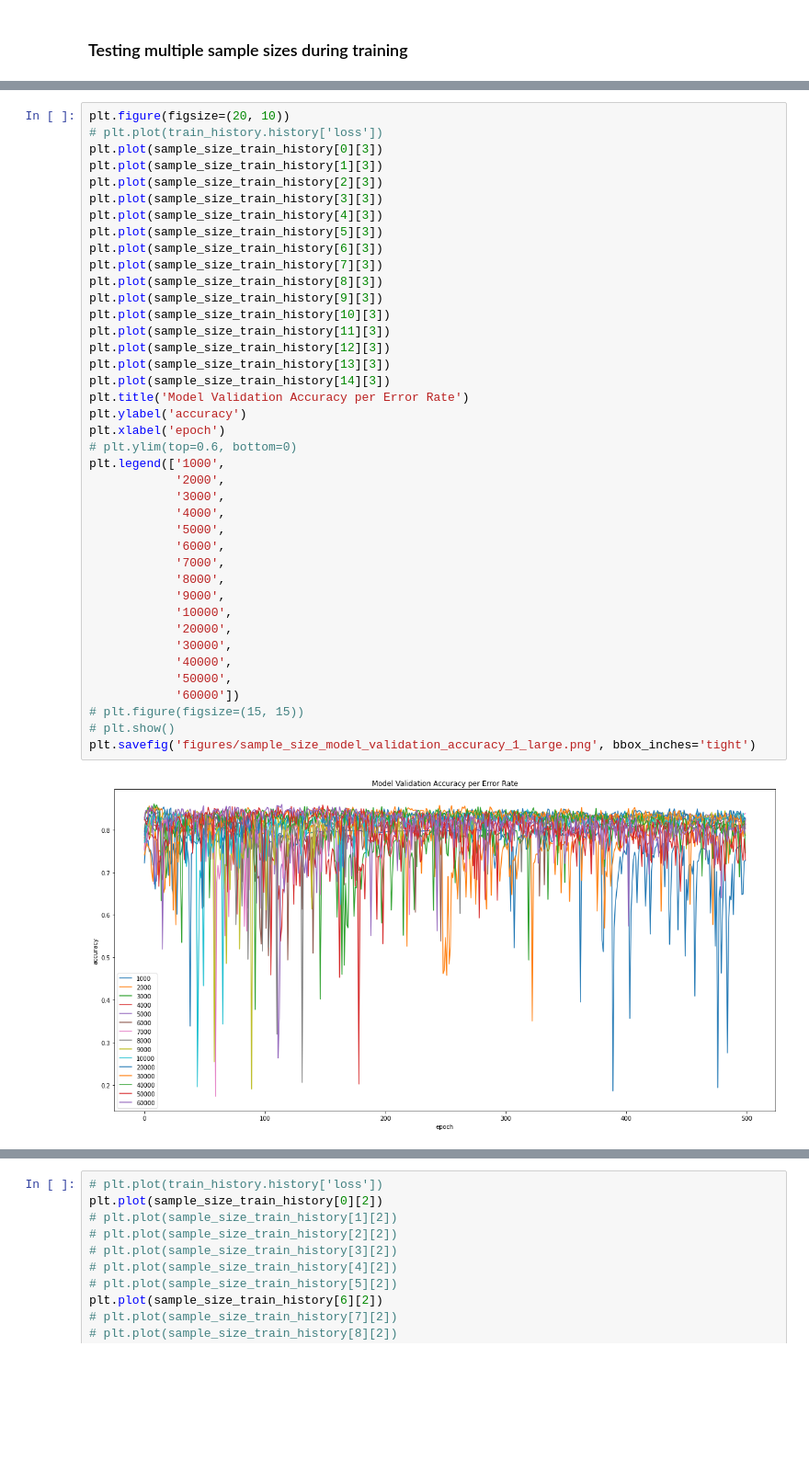
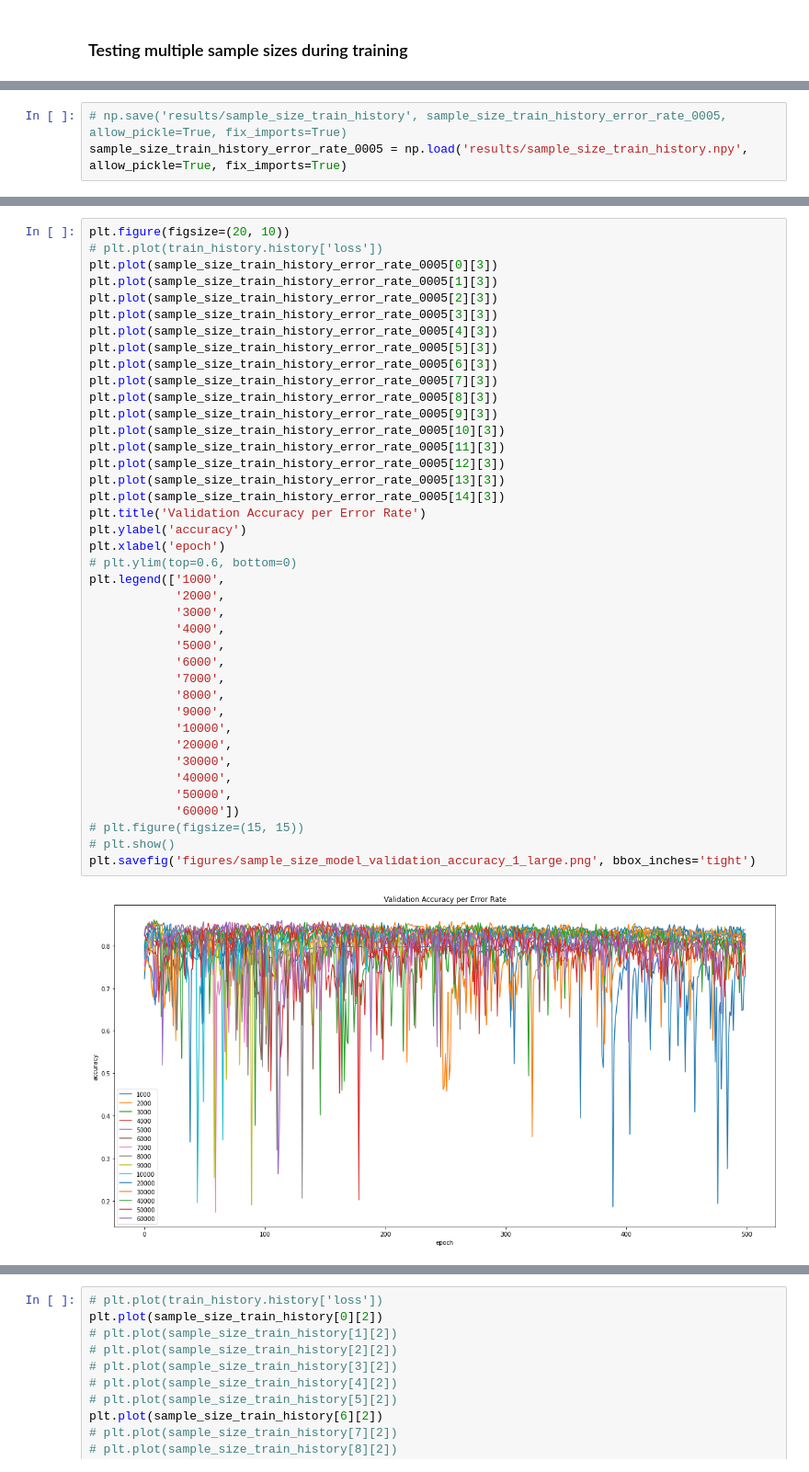
Before and after one commit to dPhanekham/tf2_error_injection, a Jupyter notebook: iris_inject_errors/mnist_fashion_fault_injection.ipynb, the cells around one changed output, grey strips where cells are left out. Shown at 92% size. Drawn from its saved outputs; the diff is of its cells as text; blank space fills up the shorter version.

```diff
--- a/iris_inject_errors/mnist_fashion_fault_injection.ipynb
+++ b/iris_inject_errors/mnist_fashion_fault_injection.ipynb
@@ -426,6 +441,9 @@ RESULTS
 Epoch 300: Loss: 2632270848.000, Accuracy: 82.560%
 RESULTS
 Epoch 400: Loss: 4261532416.000, Accuracy: 81.112%
+# %%
+# np.save('results/sample_size_train_history', sample_size_train_history_error_rate_0005, allow_pickle=True, fix_imports=True)
+sample_size_train_history_error_rate_0005 = np.load('results/sample_size_train_history.npy', allow_pickle=True, fix_imports=True)
 # %%
 # plt.plot(train_history.history['loss'])
 plt.figure(figsize=(10, 8))
@@ -620,45 +638,45 @@ plt.savefig('figures/sample_size_model_validation_accuracy_2_small.png', bbox_in
 # %%
 plt.figure(figsize=(20, 10))
 # plt.plot(train_history.history['loss'])
-plt.plot(sample_size_train_history[0][3])
-plt.plot(sample_size_train_history[1][3])
-plt.plot(sample_size_train_history[2][3])
-plt.plot(sample_size_train_history[3][3])
-plt.plot(sample_size_train_history[4][3])
-plt.plot(sample_size_train_history[5][3])
-plt.plot(sample_size_train_history[6][3])
-plt.plot(sample_size_train_history[7][3])
-plt.plot(sample_size_train_history[8][3])
-plt.plot(sample_size_train_history[9][3])
-plt.plot(sample_size_train_history[10][3])
-plt.plot(sample_size_train_history[11][3])
-plt.plot(sample_size_train_history[12][3])
-plt.plot(sample_size_train_history[13][3])
-plt.plot(sample_size_train_history[14][3])
-plt.title('Model Validation Accuracy per Error Rate')
+plt.plot(sample_size_train_history_error_rate_0005[0][3])
+plt.plot(sample_size_train_history_error_rate_0005[1][3])
+plt.plot(sample_size_train_history_error_rate_0005[2][3])
+plt.plot(sample_size_train_history_error_rate_0005[3][3])
+plt.plot(sample_size_train_history_error_rate_0005[4][3])
+plt.plot(sample_size_train_history_error_rate_0005[5][3])
+plt.plot(sample_size_train_history_error_rate_0005[6][3])
+plt.plot(sample_size_train_history_error_rate_0005[7][3])
+plt.plot(sample_size_train_history_error_rate_0005[8][3])
+plt.plot(sample_size_train_history_error_rate_0005[9][3])
+plt.plot(sample_size_train_history_error_rate_0005[10][3])
+plt.plot(sample_size_train_history_error_rate_0005[11][3])
+plt.plot(sample_size_train_history_error_rate_0005[12][3])
+plt.plot(sample_size_train_history_error_rate_0005[13][3])
+plt.plot(sample_size_train_history_error_rate_0005[14][3])
+plt.title('Validation Accuracy per Error Rate')
 plt.ylabel('accuracy')
 plt.xlabel('epoch')
 # plt.ylim(top=0.6, bottom=0)
 plt.legend(['1000',
             '2000',
             '3000',
             '4000',
             '5000',
             '6000',
             '7000',
             '8000',
             '9000',
             '10000',
             '20000',
             '30000',
             '40000',
             '50000',
             '60000'])
 # plt.figure(figsize=(15, 15))
 # plt.show()
 plt.savefig('figures/sample_size_model_validation_accuracy_1_large.png', bbox_inches='tight')
 # %% [output]
-[figure, old version]
+[figure, new version]
 # %%
 plt.figure(figsize=(10, 8))
 # plt.plot(train_history.history['loss'])
```
Also changed, not shown: parts of 29 cells of this notebook, 11 other files.
